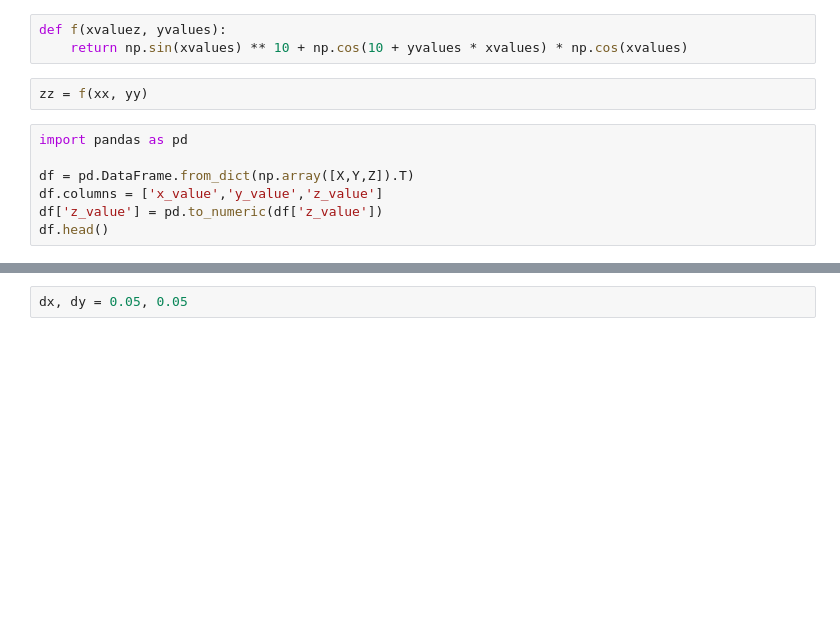
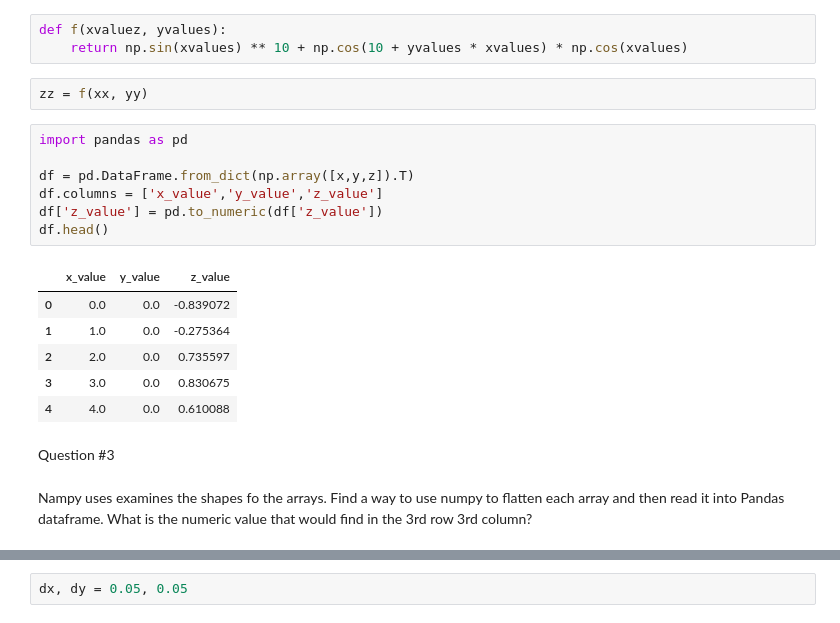
Before and after one commit to daxsoule/covis, a Jupyter notebook: gonzalez/gonzalez_pythonbasics3.ipynb, the cells around one changed output, grey strips where cells are left out. Drawn from its saved outputs; the diff is of its cells as text; blank space fills up the shorter version.

```diff
--- a/gonzalez/gonzalez_pythonbasics3.ipynb
+++ b/gonzalez/gonzalez_pythonbasics3.ipynb
@@ -105,9 +171,20 @@ zz = f(xx, yy)
 # %%
 import pandas as pd
 
-df = pd.DataFrame.from_dict(np.array([X,Y,Z]).T)
+df = pd.DataFrame.from_dict(np.array([x,y,z]).T)
 df.columns = ['x_value','y_value','z_value']
 df['z_value'] = pd.to_numeric(df['z_value'])
 df.head()
+# %% [output]
+|  | x_value | y_value | z_value |
+| 0 | 0.0 | 0.0 | -0.839072 |
+| 1 | 1.0 | 0.0 | -0.275364 |
+| 2 | 2.0 | 0.0 | 0.735597 |
+| 3 | 3.0 | 0.0 | 0.830675 |
+| 4 | 4.0 | 0.0 | 0.610088 |
+# %% [markdown]
+Question #3
+# %% [markdown]
+Nampy uses examines the shapes fo the arrays. Find a way to use numpy to flatten each array and then read it into Pandas dataframe. What is the numeric value that would find in the 3rd row 3rd column?
 # %%
 df.describe()
```
Also changed, not shown: parts of 46 cells of this notebook, 13 other files.
